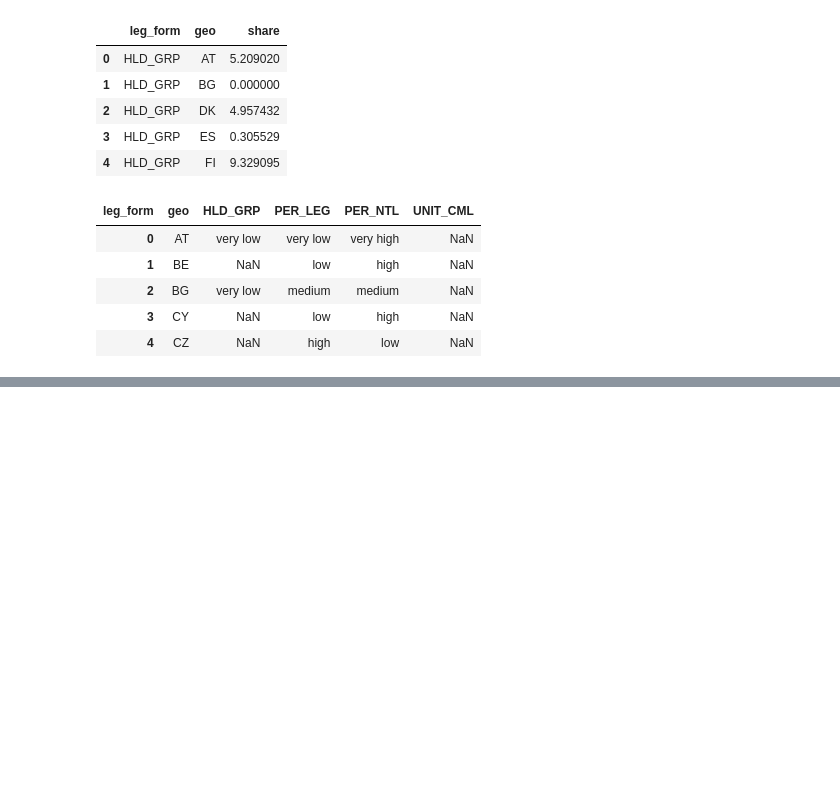
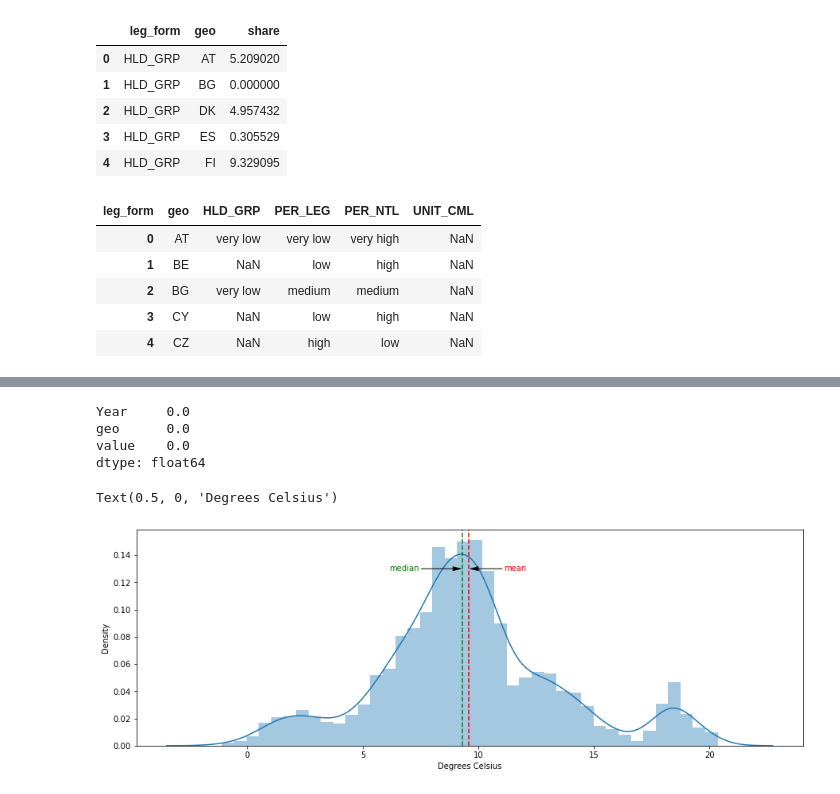
Before and after one commit to sba22206/semester1_ca2, a Jupyter notebook: EDA and ML.ipynb, the cells around one changed output, grey strips where cells are left out. Saved outputs shown, nothing was run; the diff lists cells and outputs as text; code cells hidden in the pictures; blank space fills up the shorter version.

```diff
--- a/EDA and ML.ipynb
+++ b/EDA and ML.ipynb
@@ -663,0 +1003,2 @@ legal_form_clean.head()
+# %%
+temperature = df_list[7]
@@ -663,0 +1015,3 @@ legal_form_clean.head()
+# %%
+temperature.rename(columns = eu_countries, inplace = True)
+temperature.drop(columns = 'Unnamed: 0', inplace = True)
@@ -663,0 +1028,2 @@ legal_form_clean.head()
+# %%
+temperature_df_long = temperature.melt(id_vars = 'Year', var_name = 'geo')
@@ -663,0 +1039,34 @@ legal_form_clean.head()
+# %%
+# There are no missing values
+
+null_share(temperature_df_long)
+# %% [output]
+Year     0.0
+geo      0.0
+value    0.0
+dtype: float64
+# %%
+# The data is not exactly normal, it's skewed to the right as can clearly be seen by the mean being above the median
+# I should reproduce this for the precipitation data
+
+plt.subplots(figsize = (15, 5))
+
+sns.distplot(temperature_df_long.value, kde = True)
+
+mean_val = temperature_df_long.value.mean()
+median_val = temperature_df_long.value.median()
+
+plt.axvline(mean_val, linestyle = 'dashed', color = 'red')
+plt.annotate('mean', xy = (mean_val, 0.13), xytext = (mean_val + 2, 0.13),
+            arrowprops = dict(facecolor = 'black', edgecolor = 'none', width = 1, headwidth = 6),
+            ha = 'center', va = 'center', color = 'red')
+
+plt.axvline(median_val, linestyle = 'dashed', color = 'green')
+plt.annotate('median', xy = (median_val, 0.13), xytext = (median_val - 2.5, 0.13),
+            arrowprops = dict(facecolor = 'black', edgecolor = 'none', width = 1, headwidth = 6),
+            ha = 'center', va = 'center', color = 'green')
+
+plt.xlabel('Degrees Celsius')
+# %% [output]
+Text(0.5, 0, 'Degrees Celsius')
+[figure, added]
```
Also changed, not shown: parts of 110 cells of this notebook.
